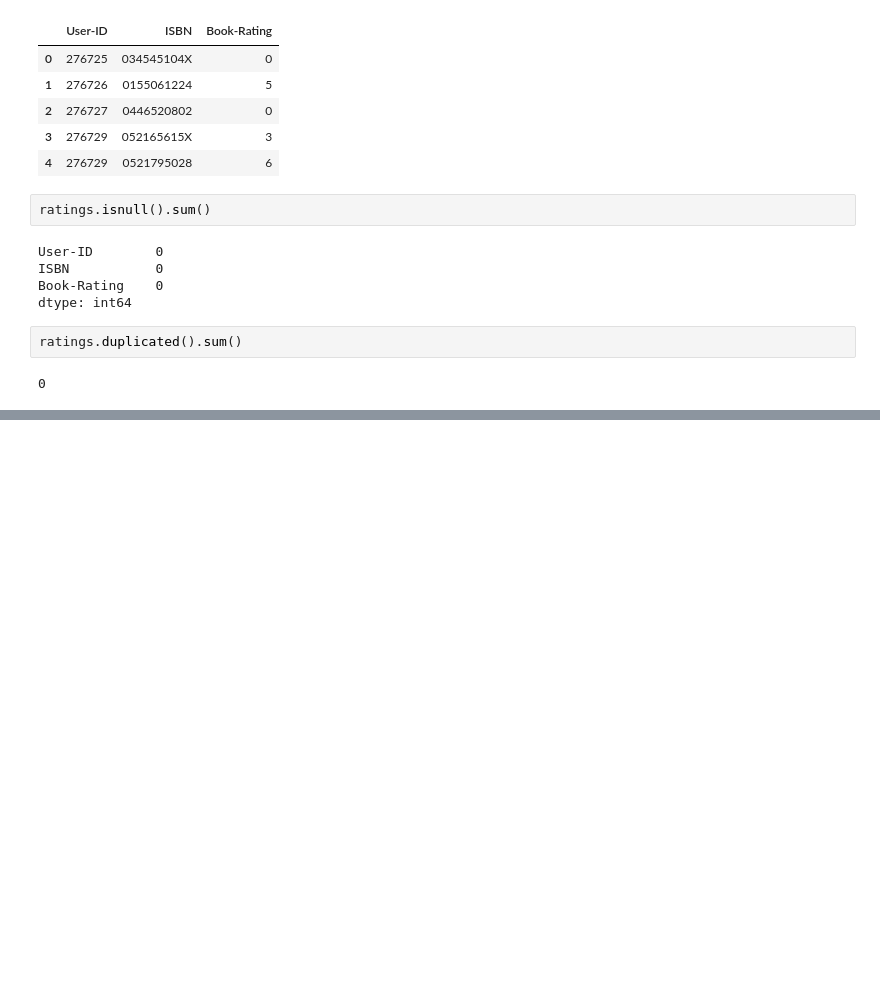
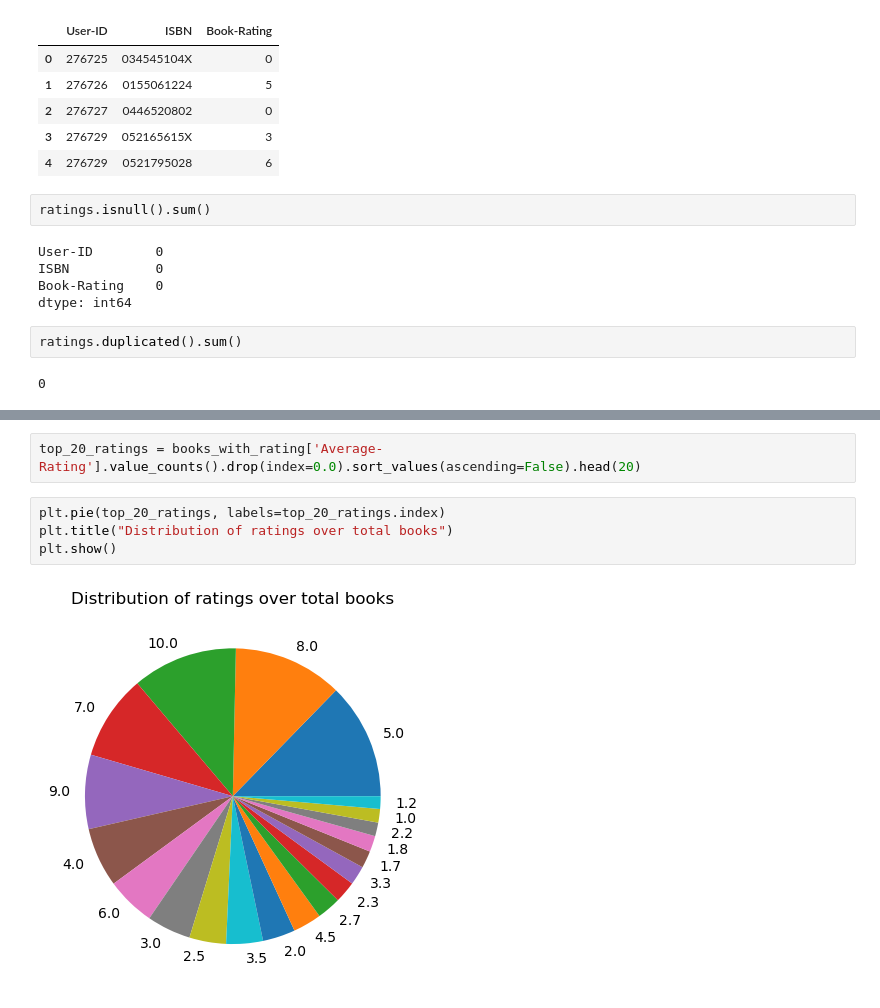
Before and after one commit to adityakanamadi281/Book_Recommendation_System, a Jupyter notebook: notebook/Book_Recommendation_System.ipynb, the cells around one changed output, grey strips where cells are left out. Drawn from its saved outputs; the diff is of its cells as text; blank space fills up the shorter version.

```diff
--- a/notebook/Book_Recommendation_System.ipynb
+++ b/notebook/Book_Recommendation_System.ipynb
@@ -371,0 +558,8 @@ ratings_per_book=df.groupby("Book-Title ")["Book-Rating"].count()
+# %%
+top_20_ratings = books_with_rating['Average-Rating'].value_counts().drop(index=0.0).sort_values(ascending=False).head(20)
+# %%
+plt.pie(top_20_ratings, labels=top_20_ratings.index)
+plt.title("Distribution of ratings over total books")
+plt.show()
+# %% [output]
+[figure, added]
```
Also changed, not shown: parts of 98 cells of this notebook.
